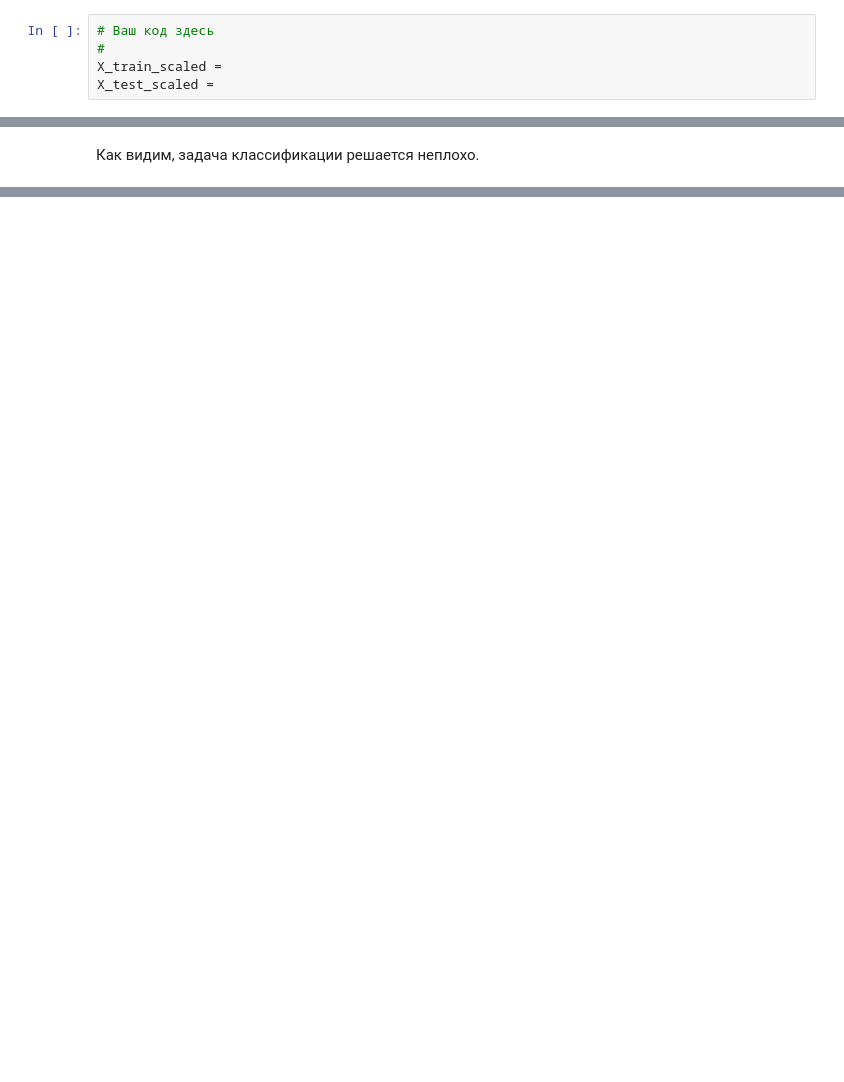
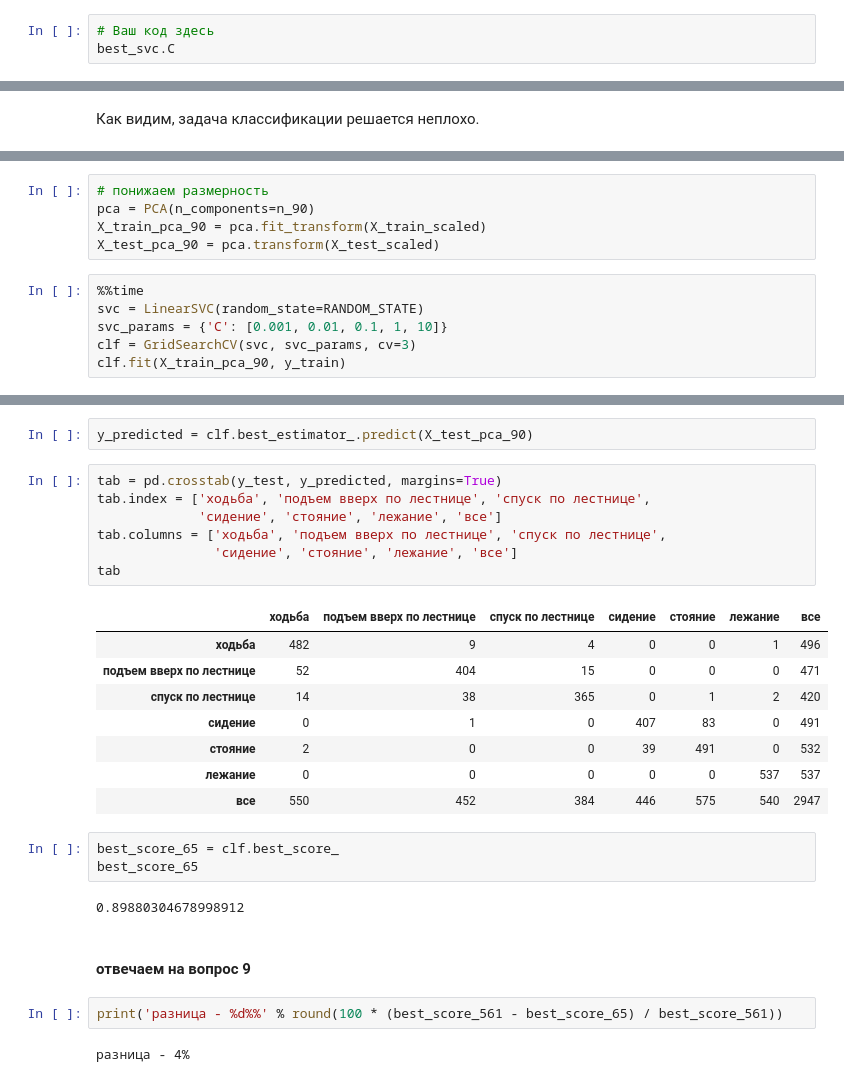
Before and after one commit to shereshevskiy/mlcourse_open, a Jupyter notebook: jupyter_notebooks/topic07_unsupervised/[MySolution]_hw7_session2_unsupervised_learning.ipynb, the cells around one changed output, grey strips where cells are left out. Saved outputs shown, nothing was run; the diff lists cells and outputs as text; blank space fills up the shorter version.

```diff
--- a/jupyter_notebooks/topic07_unsupervised/[MySolution]_hw7_session2_unsupervised_learning.ipynb
+++ b/jupyter_notebooks/topic07_unsupervised/[MySolution]_hw7_session2_unsupervised_learning.ipynb
@@ -257,5 +326,3 @@ ag = AgglomerativeClustering(n_clusters=n_classes,
 # %%
 # Ваш код здесь
-#
-X_train_scaled =
-X_test_scaled =
+best_svc.C
@@ -312,2 +388,13 @@ tab
 - 10%
 - 20%
+# %%
+# понижаем размерность
+pca = PCA(n_components=n_90)
+X_train_pca_90 = pca.fit_transform(X_train_scaled)
+X_test_pca_90 = pca.transform(X_test_scaled)
+# %%
+%%time
+svc = LinearSVC(random_state=RANDOM_STATE)
+svc_params = {'C': [0.001, 0.01, 0.1, 1, 10]}
+clf = GridSearchCV(svc, svc_params, cv=3)
+clf.fit(X_train_pca_90, y_train)
@@ -314,3 +410,32 @@ tab
+# %%
+y_predicted = clf.best_estimator_.predict(X_test_pca_90)
+# %%
+tab = pd.crosstab(y_test, y_predicted, margins=True)
+tab.index = ['ходьба', 'подъем вверх по лестнице', 'спуск по лестнице',
+             'сидение', 'стояние', 'лежание', 'все']
+tab.columns = ['ходьба', 'подъем вверх по лестнице', 'спуск по лестнице',
+               'сидение', 'стояние', 'лежание', 'все']
+tab
+# %% [output]
+|  | ходьба | подъем вверх по лестнице | спуск по лестнице | сидение | стояние | лежание | все |
+| ходьба | 482 | 9 | 4 | 0 | 0 | 1 | 496 |
+| подъем вверх по лестнице | 52 | 404 | 15 | 0 | 0 | 0 | 471 |
+| спуск по лестнице | 14 | 38 | 365 | 0 | 1 | 2 | 420 |
+| сидение | 0 | 1 | 0 | 407 | 83 | 0 | 491 |
+| стояние | 2 | 0 | 0 | 39 | 491 | 0 | 532 |
+| лежание | 0 | 0 | 0 | 0 | 0 | 537 | 537 |
+| все | 550 | 452 | 384 | 446 | 575 | 540 | 2947 |
+# %%
+best_score_65 = clf.best_score_
+best_score_65
+# %% [output]
+0.89880304678998912
+# %% [markdown]
+#### отвечаем на вопрос 9
+# %%
+print('разница - %d%%' % round(100 * (best_score_561 - best_score_65) / best_score_561))
+# %% [output]
+разница - 4%
 # %% [markdown]
 **Вопрос 10:**<br>
 Выберите все верные утверждения:
```
Also changed, not shown: parts of 30 cells of this notebook.
